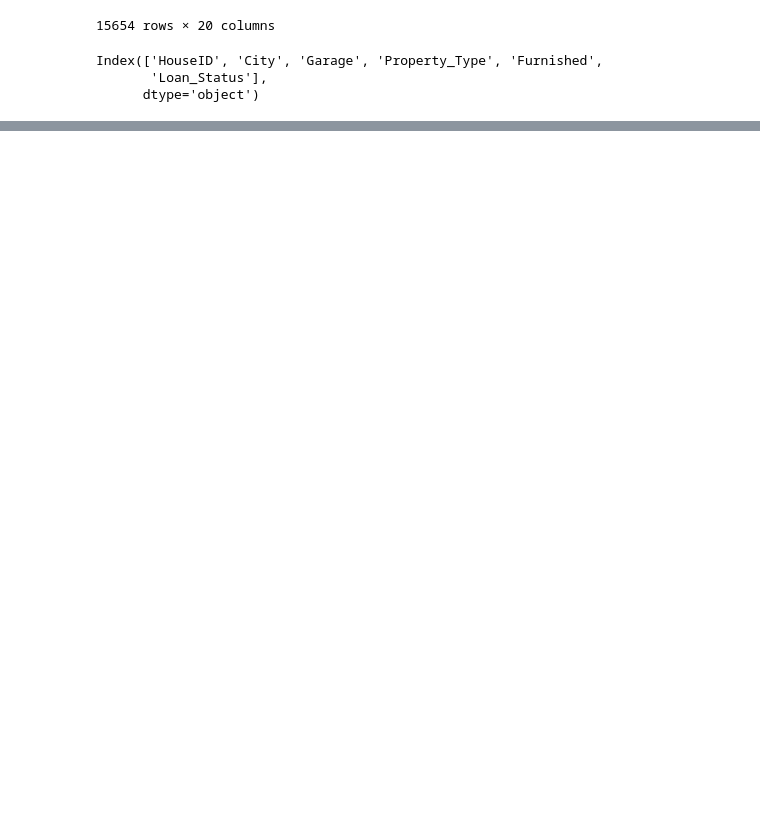
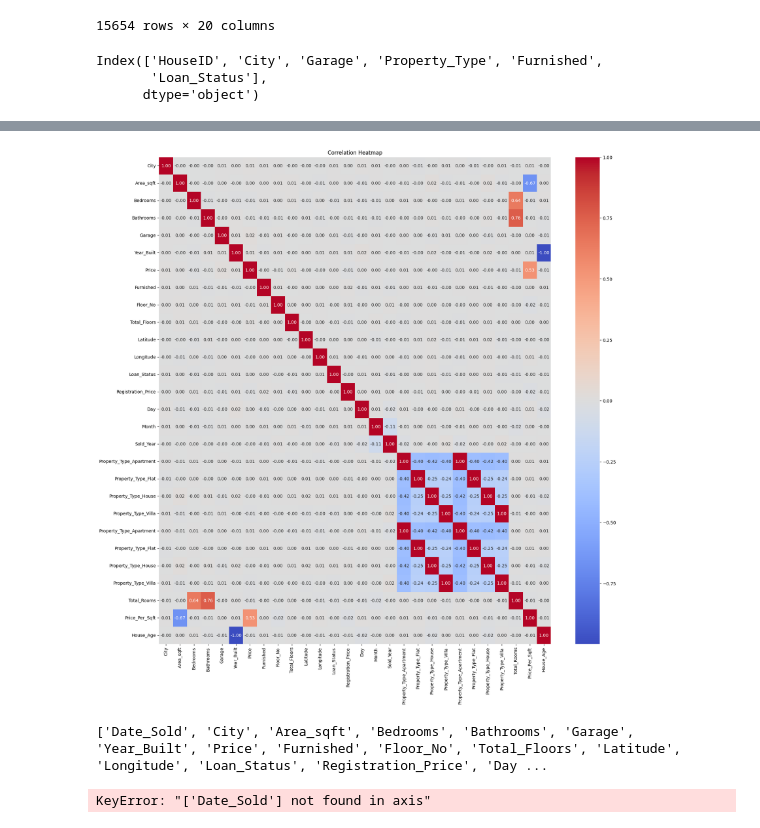
Before and after one commit to Harshi-63/Python-Training, a Jupyter notebook: Data_cleaning.ipynb, the cells around one changed output, grey strips where cells are left out. Drawn from its saved outputs; the diff is of its cells as text; code cells hidden in the pictures; blank space fills up the shorter version.

```diff
--- a/Data_cleaning.ipynb
+++ b/Data_cleaning.ipynb
@@ -433,0 +608,43 @@ data = pd.get_dummies(data,columns=['Property_Type'])
+# %%
+import matplotlib.pyplot as plt
+import seaborn as sns
+
+
+df.drop("HouseID", axis=1, inplace=True)
+corr = df.corr(numeric_only=True)
+
+plt.figure(figsize=(20,20))
+sns.heatmap(corr, annot=True, cmap='coolwarm', fmt=".2f")
+plt.title("Correlation Heatmap")
+plt.show()
+# %% [output]
+[figure, added]
+# %%
+print(df.columns.tolist())
+# %% [output]
+['Date_Sold', 'City', 'Area_sqft', 'Bedrooms', 'Bathrooms', 'Garage', 'Year_Built', 'Price', 'Furnished', 'Floor_No', 'Total_Floors', 'Latitude', 'Longitude', 'Loan_Status', 'Registration_Price', 'Day ...
+# %%
+df.columns
+
+from sklearn.preprocessing import StandardScaler
+
+scale = StandardScaler()
+
+col = [
+    'City', 'Area_sqft', 'Bedrooms', 'Bathrooms', 'Garage',
+    'Year_Built', 'Price', 'Furnished', 'Floor_No', 'Total_Floors',
+    'Latitude', 'Longitude', 'Registration_Price',
+    'Day', 'Month', 'Sold_Year',
+    'Total_Rooms', 'Price_Per_Sqft', 'House_Age'
+]
+
+df[col] = scale.fit_transform(df[col])
+
+df = df.drop(['Date_Sold'], axis=1)
+
+X = df.drop('Price', axis=1)
+y = df['Price']
+
+X
+# %% [output]
+KeyError: "['Date_Sold'] not found in axis"
```
Also changed, not shown: parts of 12 cells of this notebook, 7 other files.
